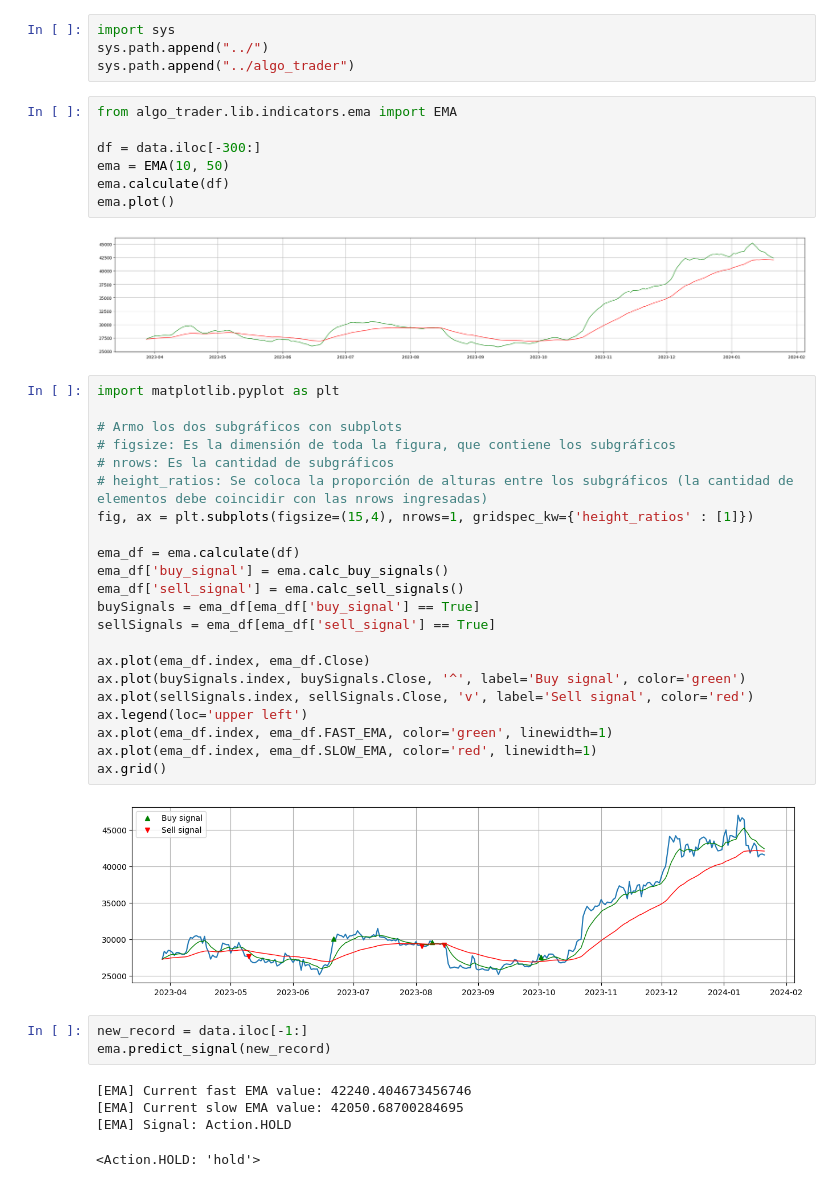
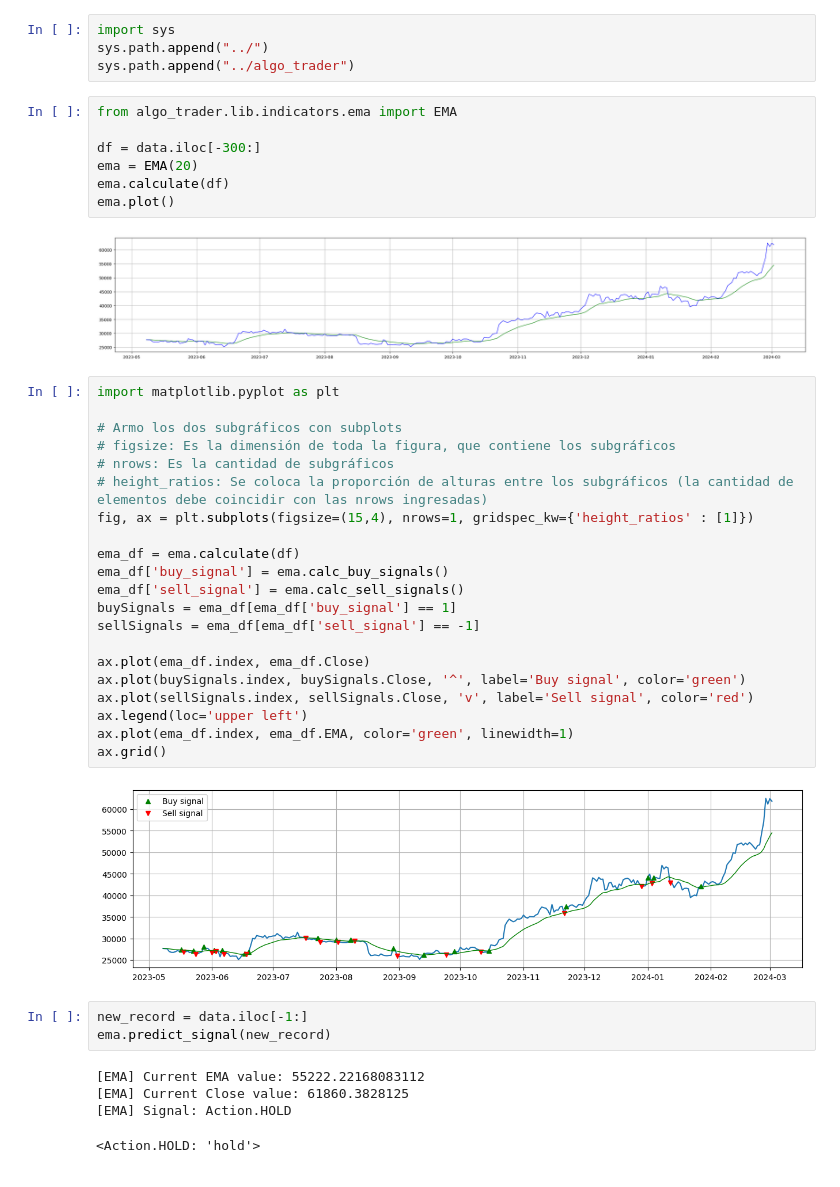
Before and after one commit to AlejandroDaneri/trabajo-profesional-fiuba, a Jupyter notebook: tests_indicators/ema.ipynb, the cells around one changed output. Cells and saved outputs as stored; diff of their text form.

```diff
--- a/tests_indicators/ema.ipynb
+++ b/tests_indicators/ema.ipynb
@@ -14,40 +14,39 @@ sys.path.append("../algo_trader")
 from algo_trader.lib.indicators.ema import EMA
 
 df = data.iloc[-300:]
-ema = EMA(10, 50)
+ema = EMA(20)
 ema.calculate(df)
 ema.plot()
 # %% [output]
-[figure, old version]
+[figure, new version]
 # %%
 import matplotlib.pyplot as plt
 
 # Armo los dos subgráficos con subplots
 # figsize: Es la dimensión de toda la figura, que contiene los subgráficos
 # nrows: Es la cantidad de subgráficos
 # height_ratios: Se coloca la proporción de alturas entre los subgráficos (la cantidad de elementos debe coincidir con las nrows ingresadas)
 fig, ax = plt.subplots(figsize=(15,4), nrows=1, gridspec_kw={'height_ratios' : [1]})
 
 ema_df = ema.calculate(df)
 ema_df['buy_signal'] = ema.calc_buy_signals()
 ema_df['sell_signal'] = ema.calc_sell_signals()
-buySignals = ema_df[ema_df['buy_signal'] == True]
-sellSignals = ema_df[ema_df['sell_signal'] == True]
+buySignals = ema_df[ema_df['buy_signal'] == 1]
+sellSignals = ema_df[ema_df['sell_signal'] == -1]
 
 ax.plot(ema_df.index, ema_df.Close)
 ax.plot(buySignals.index, buySignals.Close, '^', label='Buy signal', color='green')
 ax.plot(sellSignals.index, sellSignals.Close, 'v', label='Sell signal', color='red')
 ax.legend(loc='upper left')
-ax.plot(ema_df.index, ema_df.FAST_EMA, color='green', linewidth=1)
-ax.plot(ema_df.index, ema_df.SLOW_EMA, color='red', linewidth=1)
+ax.plot(ema_df.index, ema_df.EMA, color='green', linewidth=1)
 ax.grid()
 # %% [output]
-[figure, old version]
+[figure, new version]
 # %%
 new_record = data.iloc[-1:]
 ema.predict_signal(new_record)
 # %% [output]
-[EMA] Current fast EMA value: 42240.404673456746
-[EMA] Current slow EMA value: 42050.68700284695
+[EMA] Current EMA value: 55222.22168083112
+[EMA] Current Close value: 61860.3828125
 [EMA] Signal: Action.HOLD
 <Action.HOLD: 'hold'>
```
Also changed, not shown: 15 other files.
